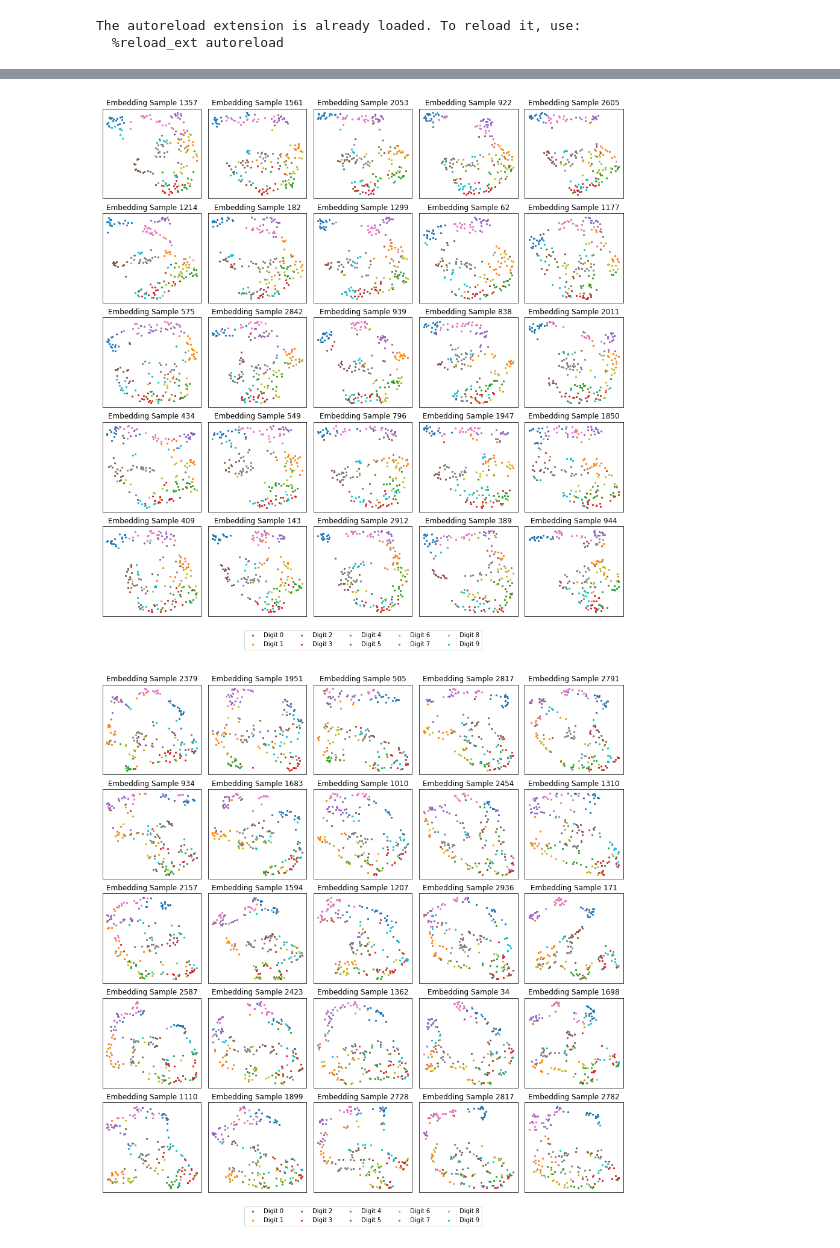
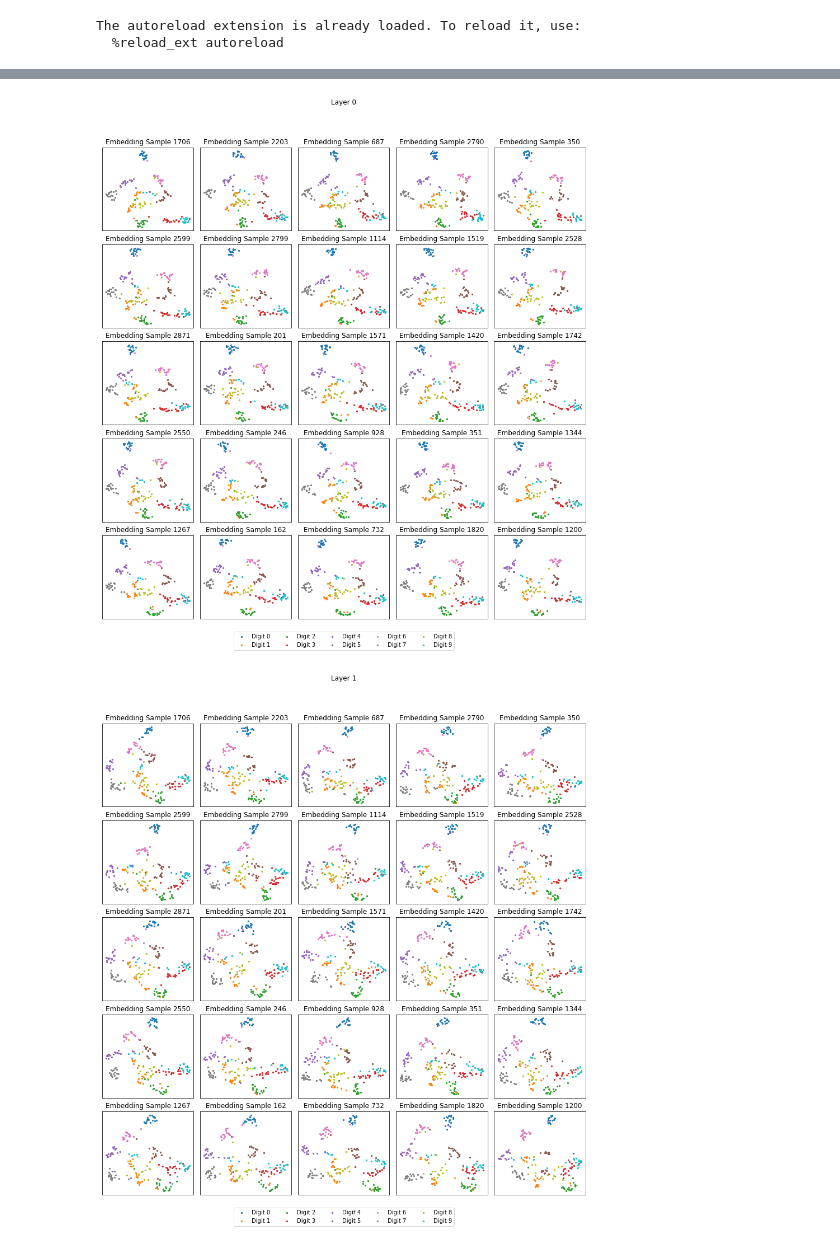
Before and after one commit to vb690/bayesian_ANN, a Jupyter notebook: notebooks/sampling_embedding_space.ipynb, the cells around one changed output, grey strips where cells are left out. Saved outputs shown, nothing was run; the diff lists cells and outputs as text; code cells hidden in the pictures.

```diff
--- a/notebooks/sampling_embedding_space.ipynb
+++ b/notebooks/sampling_embedding_space.ipynb
@@ -43,8 +42,8 @@ categorical_perceptron = BayesianMLP(
     activation='tanh',
     prior=pm.Normal,
     mu=0,
-    sigma=1,
-    batch_size=64
+    sigma=0.1,
+    batch_size=150
 )
 categorical_perceptron.show_graph()
 # %% [output]
@@ -54,7 +53,7 @@ categorical_perceptron.fit(n=40000)
 categorical_traces = categorical_perceptron.predict(
     X_ts,
     y_ts,
-    ['dense_1', 'dense_2', 'dense_3'],
+    ['dense_0', 'dense_1', 'dense_2', 'dense_3'],
     samples=3000
 )
 # %% [output]
@@ -74,20 +64,19 @@ visualize_embedding(
-# %%
-visualize_embedding(
-    embedding=categorical_traces['dense_2'],
-    y=y_ts,
-    metric='cosine',
-    n_epochs=2000,
-    random_state=666
-)
-# %% [output]
-[figure, removed]
-# %%
-visualize_embedding(
-    embedding=categorical_traces['dense_3'],
-    y=y_ts,
-    metric='cosine',
-    n_epochs=2000,
-    random_state=666
-)
-# %% [output]
-[figure, removed]
+# %%
+sampled_emb = np.random.choice(
+    [sample for sample in range(3000)],
+    25
+)
+for layer in range(4):
+
+    visualize_embedding(
+        embedding=categorical_traces[f'dense_{layer}'],
+        y=y_ts,
+        metric='cosine',
+        n_epochs=2000,
+        random_state=666,
+        sampled_emb=sampled_emb,
+        title=f'Layer {layer}'
+    )
+# %% [output]
+[figure, added]
+[figure, added]
```
Also changed, not shown: parts of 6 cells of this notebook, 4 other files.
